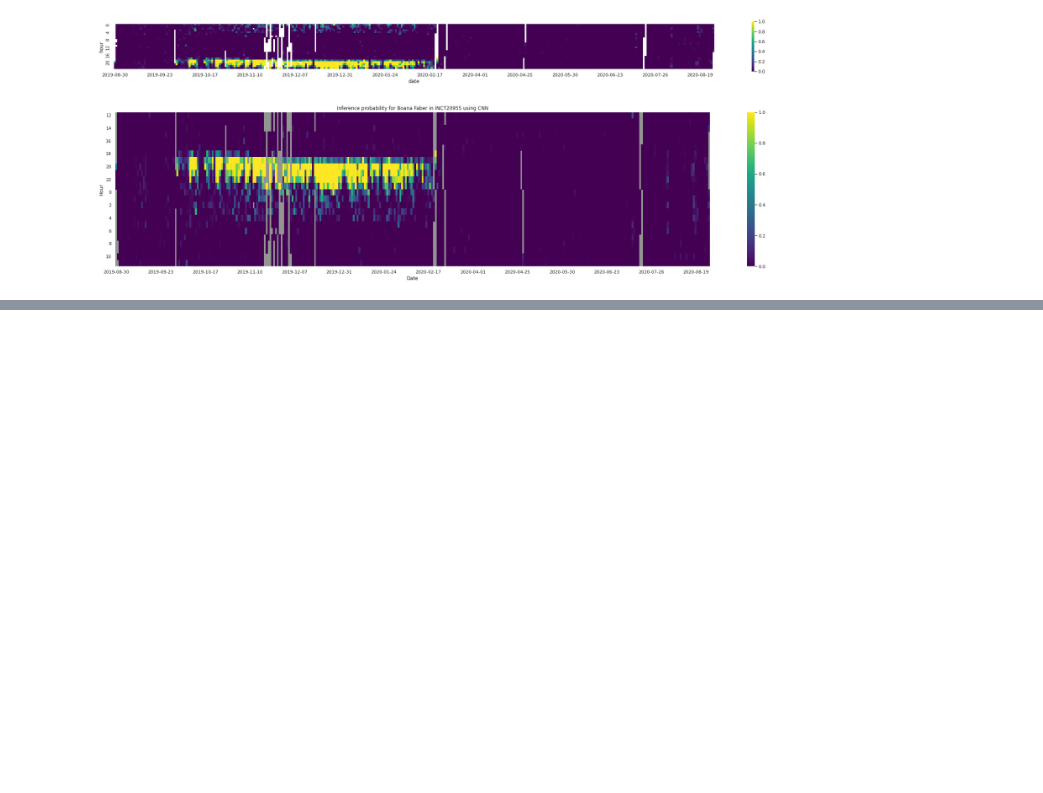
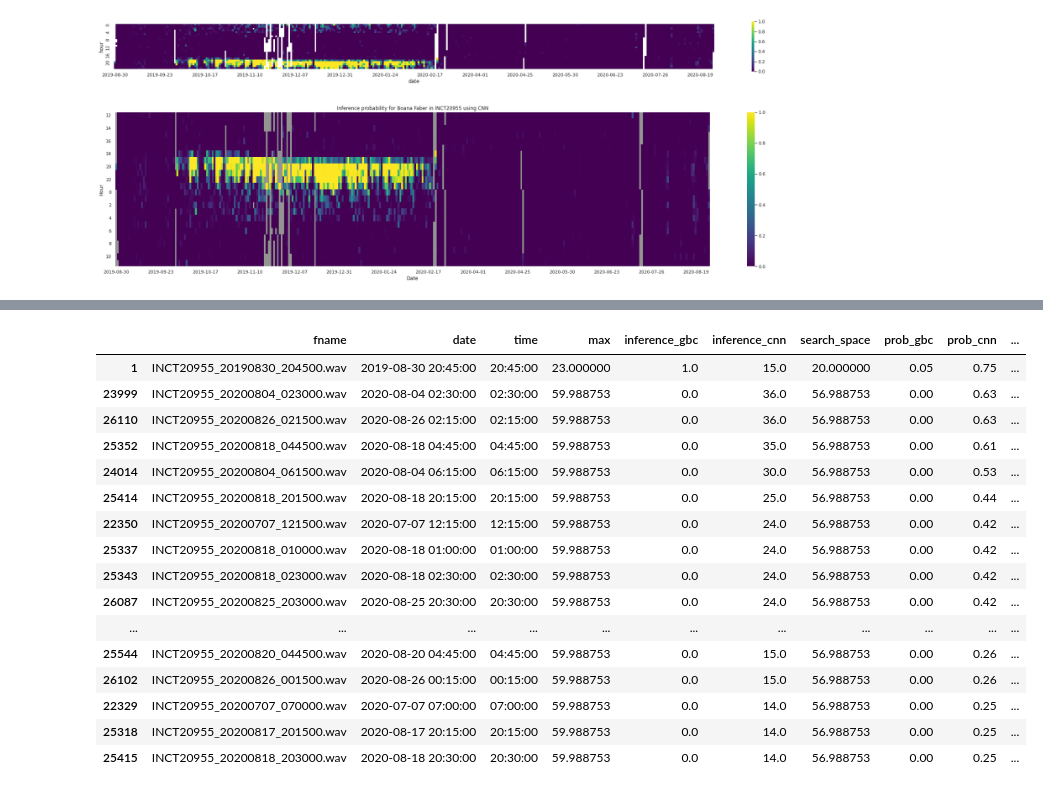
Before and after one commit to jscanass/pam_inferences, a Jupyter notebook: results_analysis.ipynb, the cells around one changed output, grey strips where cells are left out. Drawn from its saved outputs; the diff is of its cells as text; code cells hidden in the pictures; blank space fills up the shorter version.

```diff
--- a/results_analysis.ipynb
+++ b/results_analysis.ipynb
@@ -293,3 +291,5 @@ path_dataset = '/content/drive/MyDrive/Chorus/inference models/inference_results
+# %%
+path_dataset = 'data/datasetv2-multiclass_1/metadata.csv'
 # %%
 df_dataset = pd.read_csv(path_dataset)
 df_dataset = df_dataset[df_dataset['site']=='INCT20955']
@@ -367,3 +403,21 @@ df_inferences2['train_data'].value_counts()
 # %%
-df_inferences2.sort_values(by=['prob_cnn','train_data'],ascending=False).head(25)
+df_inferences2.sort_values(by=['prob_cnn','train_data'],ascending=False).head(2)
+# %% [output]
+|  | fname | date | time | max | inference_gbc | inference_cnn | search_space | prob_gbc | prob_cnn | ... |
+| 1 | INCT20955_20190830_204500.wav | 2019-08-30 20:45:00 | 20:45:00 | 23.000000 | 1.0 | 15.0 | 20.000000 | 0.05 | 0.75 | ... |
+| 23999 | INCT20955_20200804_023000.wav | 2020-08-04 02:30:00 | 02:30:00 | 59.988753 | 0.0 | 36.0 | 56.988753 | 0.00 | 0.63 | ... |
+| 26110 | INCT20955_20200826_021500.wav | 2020-08-26 02:15:00 | 02:15:00 | 59.988753 | 0.0 | 36.0 | 56.988753 | 0.00 | 0.63 | ... |
+| 25352 | INCT20955_20200818_044500.wav | 2020-08-18 04:45:00 | 04:45:00 | 59.988753 | 0.0 | 35.0 | 56.988753 | 0.00 | 0.61 | ... |
+| 24014 | INCT20955_20200804_061500.wav | 2020-08-04 06:15:00 | 06:15:00 | 59.988753 | 0.0 | 30.0 | 56.988753 | 0.00 | 0.53 | ... |
+| 25414 | INCT20955_20200818_201500.wav | 2020-08-18 20:15:00 | 20:15:00 | 59.988753 | 0.0 | 25.0 | 56.988753 | 0.00 | 0.44 | ... |
+| 22350 | INCT20955_20200707_121500.wav | 2020-07-07 12:15:00 | 12:15:00 | 59.988753 | 0.0 | 24.0 | 56.988753 | 0.00 | 0.42 | ... |
+| 25337 | INCT20955_20200818_010000.wav | 2020-08-18 01:00:00 | 01:00:00 | 59.988753 | 0.0 | 24.0 | 56.988753 | 0.00 | 0.42 | ... |
+| 25343 | INCT20955_20200818_023000.wav | 2020-08-18 02:30:00 | 02:30:00 | 59.988753 | 0.0 | 24.0 | 56.988753 | 0.00 | 0.42 | ... |
+| 26087 | INCT20955_20200825_203000.wav | 2020-08-25 20:30:00 | 20:30:00 | 59.988753 | 0.0 | 24.0 | 56.988753 | 0.00 | 0.42 | ... |
+| ... | ... | ... | ... | ... | ... | ... | ... | ... | ... | ... |
+| 25544 | INCT20955_20200820_044500.wav | 2020-08-20 04:45:00 | 04:45:00 | 59.988753 | 0.0 | 15.0 | 56.988753 | 0.00 | 0.26 | ... |
+| 26102 | INCT20955_20200826_001500.wav | 2020-08-26 00:15:00 | 00:15:00 | 59.988753 | 0.0 | 15.0 | 56.988753 | 0.00 | 0.26 | ... |
+| 22329 | INCT20955_20200707_070000.wav | 2020-07-07 07:00:00 | 07:00:00 | 59.988753 | 0.0 | 14.0 | 56.988753 | 0.00 | 0.25 | ... |
+| 25318 | INCT20955_20200817_201500.wav | 2020-08-17 20:15:00 | 20:15:00 | 59.988753 | 0.0 | 14.0 | 56.988753 | 0.00 | 0.25 | ... |
+| 25415 | INCT20955_20200818_203000.wav | 2020-08-18 20:30:00 | 20:30:00 | 59.988753 | 0.0 | 14.0 | 56.988753 | 0.00 | 0.25 | ... |
 # %%
```
Also changed, not shown: parts of 24 cells of this notebook.
